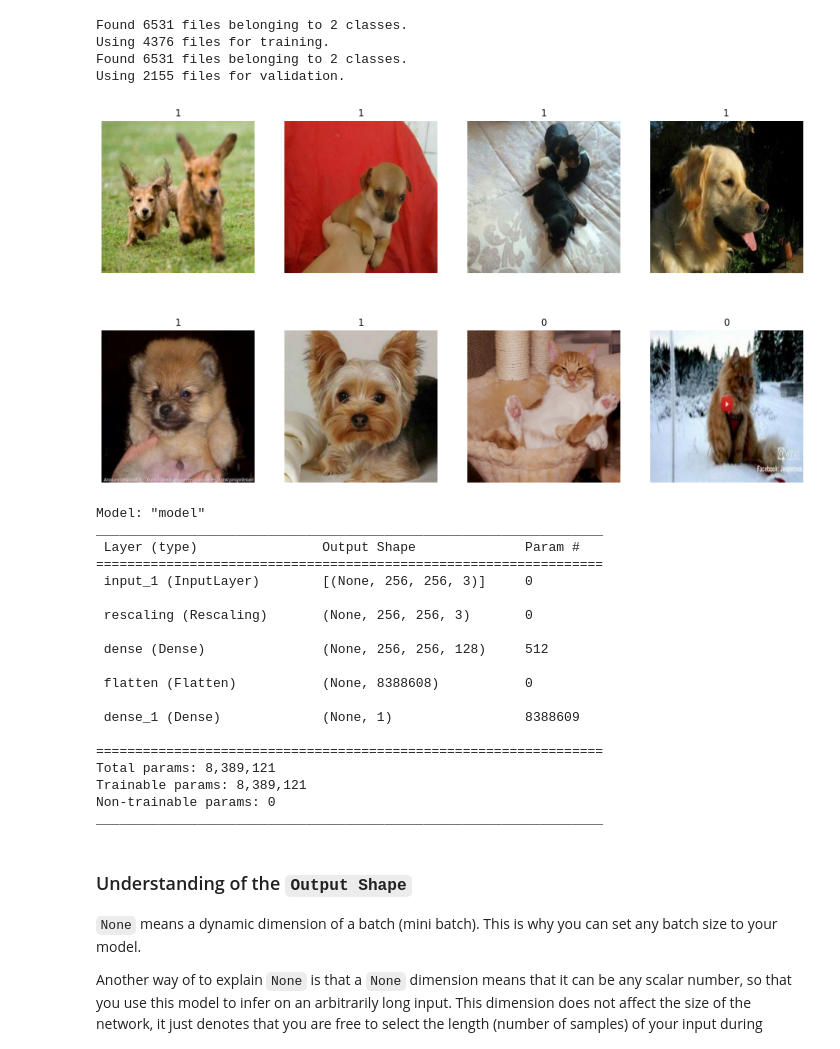
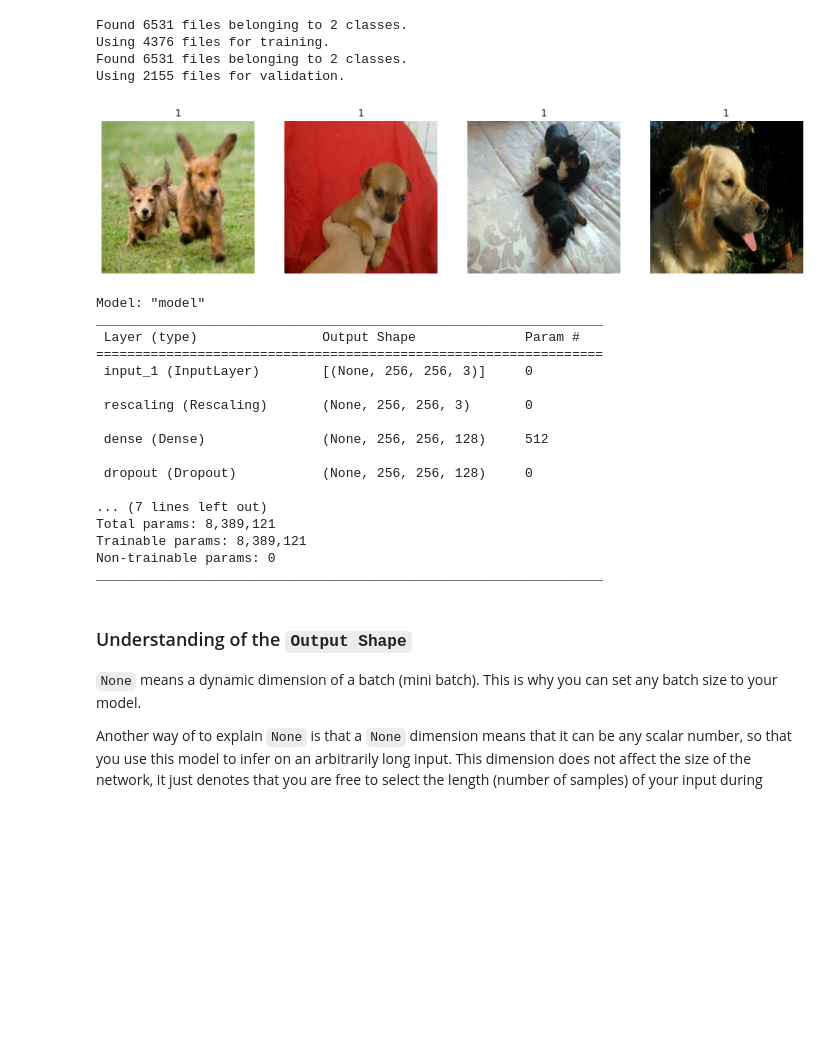
Before and after one commit to alex-lt-kong/image-classification, a Jupyter notebook: 03_naive-nn-with-dropout.ipynb, the cells around one changed output. Saved outputs shown, nothing was run; the diff lists cells and outputs as text; code cells hidden in the pictures; blank space fills up the shorter version.

```diff
--- a/03_naive-nn-with-dropout.ipynb
+++ b/03_naive-nn-with-dropout.ipynb
@@ -47,7 +48,7 @@ image_size = (256, 256)
 # Size to resize images to after they are read from disk.
 # Defaults to (256, 256). Since the pipeline processes batches
 # of images that must all have the same size, this must be provided.
-batch_size = 8
+batch_size = 4
 
 validation_split=0.33
 # float between 0 and 1, fraction of data to reserve for validation.
@@ -76,16 +77,16 @@ Using 2155 files for validation.
 # %%
 # Visualize the data
 import matplotlib.pyplot as plt
 
 plt.figure(figsize=(16, 9))
 for images, labels in train_ds.take(1):
-    for i in range(8):
-        ax = plt.subplot(2, 4, i + 1)
+    for i in range(4):
+        ax = plt.subplot(1, 4, i + 1)
         plt.imshow(images[i].numpy().astype("uint8"))
         plt.title(int(labels[i]))
         plt.axis("off")
 # %% [output]
-[figure, old version]
+[figure, new version]
 # %%
 train_ds = train_ds.prefetch(buffer_size=32)
 val_ds = val_ds.prefetch(buffer_size=32)
@@ -102,8 +103,9 @@ def make_model(input_shape, num_classes):
 
     x = layers.Rescaling(1.0 / 255)(inputs)
     x = layers.Dense(128, activation="ReLU")(x)
+    x = layers.Dropout(0.4)(x)
     x = tf.keras.layers.Flatten()(x)
-
+    x = layers.Dropout(0.4)(x)
     outputs = layers.Dense(1, activation="sigmoid")(x)
     return keras.Model(inputs, outputs)
 
@@ -120,11 +122,9 @@ _________________________________________________________________
 
  dense (Dense)               (None, 256, 256, 128)     512
 
- flatten (Flatten)           (None, 8388608)           0
+ dropout (Dropout)           (None, 256, 256, 128)     0
 
- dense_1 (Dense)             (None, 1)                 8388609
-
-=================================================================
+... (7 lines left out)
 Total params: 8,389,121
 Trainable params: 8,389,121
 Non-trainable params: 0
```
Also changed, not shown: parts of 3 cells of this notebook, 2 other files.
